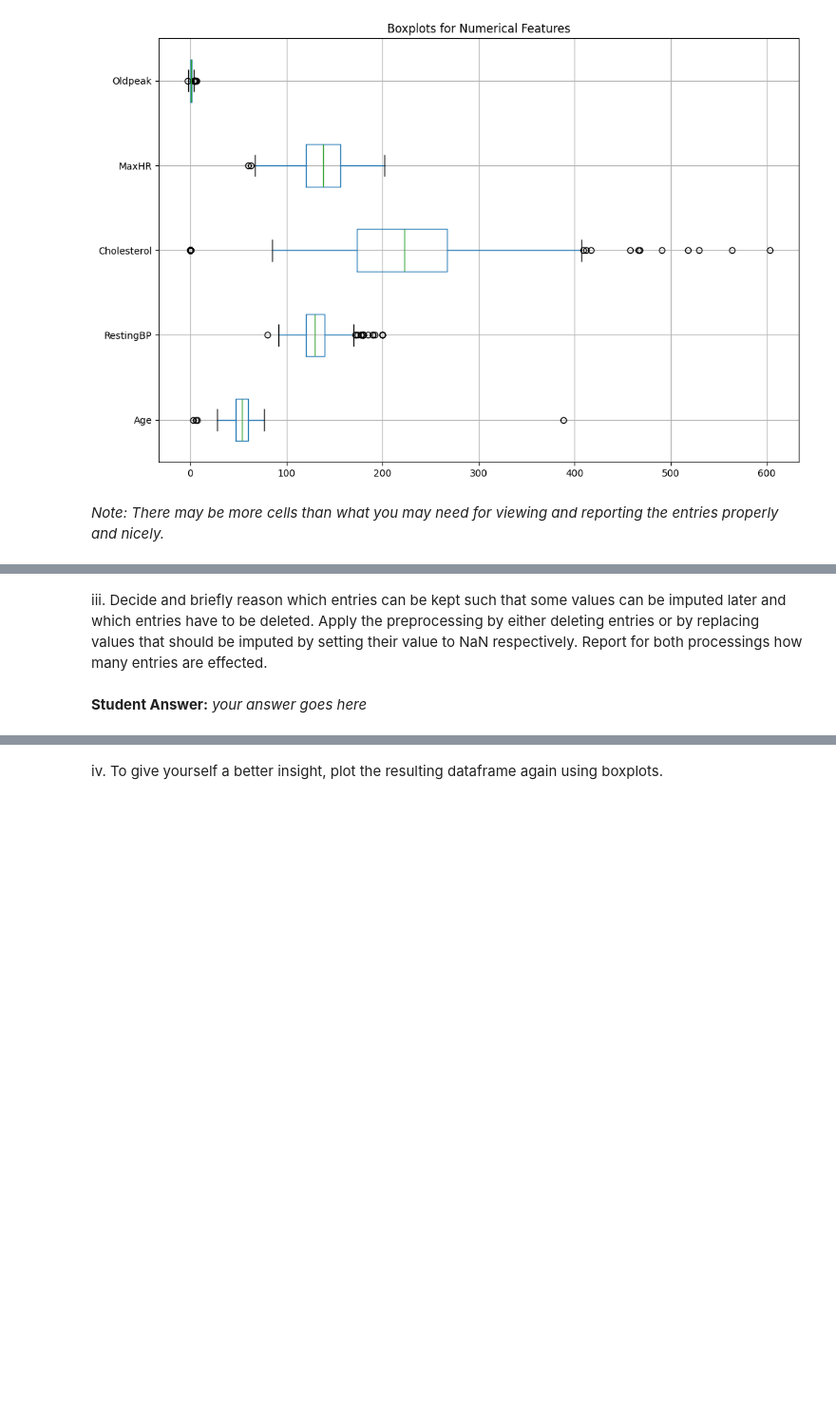
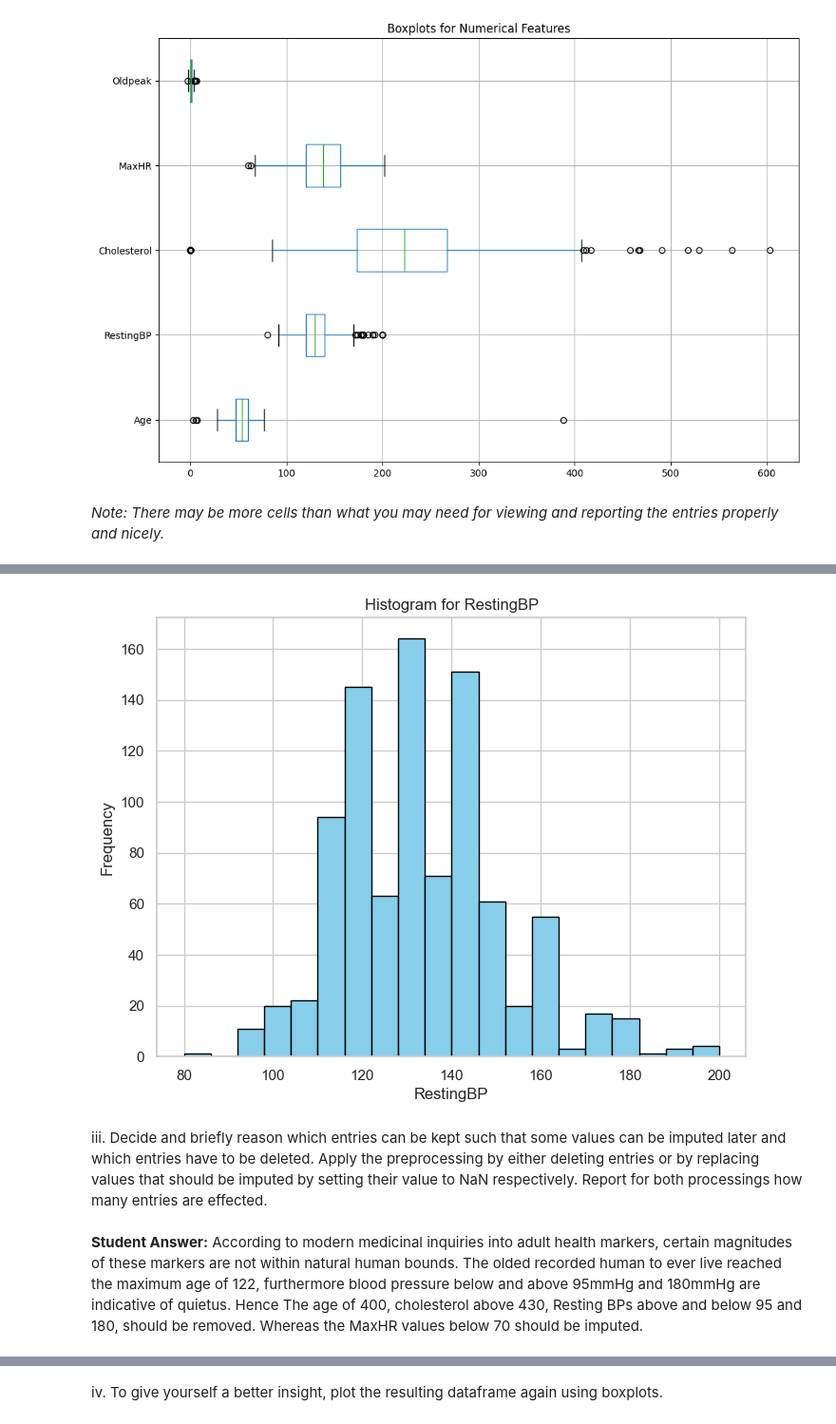
Before and after one commit to sillyduckyluck/IDS_part_2, a Jupyter notebook: Part_2/Q1_Preprocessing_Visualization.ipynb, the cells around one changed output, grey strips where cells are left out. Shown at 95% size. Saved outputs shown, nothing was run; the diff lists cells and outputs as text; code cells hidden in the pictures; blank space fills up the shorter version.

```diff
--- a/Part_2/Q1_Preprocessing_Visualization.ipynb
+++ b/Part_2/Q1_Preprocessing_Visualization.ipynb
@@ -187,9 +214,18 @@ plt.show()
 # %%
 # Potential viewing and reporting of outlier entries
-# YOUR CODE HERE
+column_to_view= 'RestingBP'
+column_data_type = heart_df[column_to_view].dtype
+plt.figure(figsize=(8, 6))
+plt.hist(heart_df[column_to_view].dropna(), bins=20, color='skyblue', edgecolor='black')
+plt.title(f'Histogram for {column_to_view}')
+plt.xlabel(column_to_view)
+plt.ylabel('Frequency')
+plt.show()
+# %% [output]
+[figure, added]
 # %% [markdown]
 iii. Decide and briefly reason which entries can be kept such that some values can be imputed later and which entries have to be deleted. Apply the preprocessing by either deleting entries or by replacing values that should be imputed by setting their value to NaN respectively. Report for both processings how many entries are effected.
 # %% [markdown]
-__Student Answer:__ _your answer goes here_
+__Student Answer:__ According to modern medicinal inquiries into adult health markers, certain magnitudes of these markers are not within natural human bounds. The olded recorded human to ever live reached the maximum age of 122, furthermore blood pressure below and above 95mmHg and 180mmHg are indicative of quietus. Hence The age of 400, cholesterol above 430, Resting BPs above and below 95 and 180, should be removed. Whereas the MaxHR values below 70 should be imputed.
 # %%
 # Potential removing of outliers, reporting their number, and showing of the resulting dataframe
```
Also changed, not shown: parts of 17 cells of this notebook.
